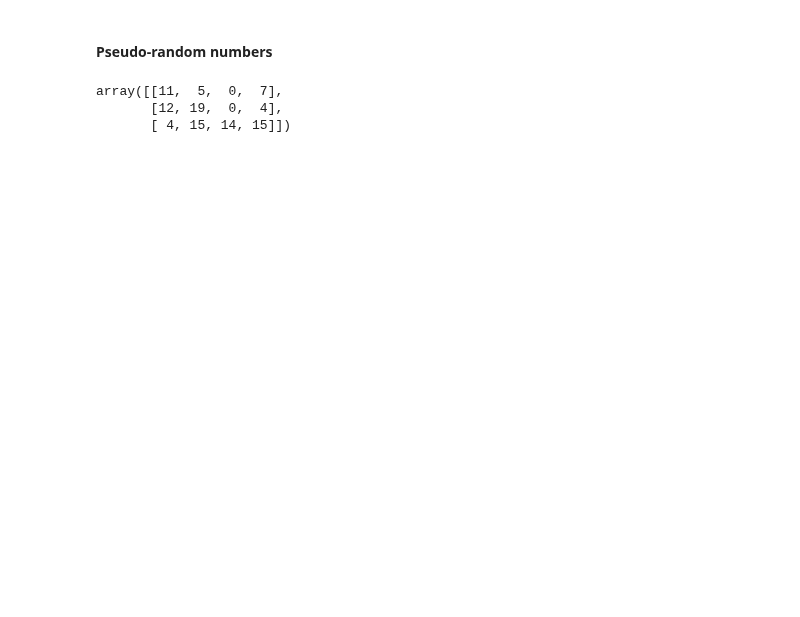
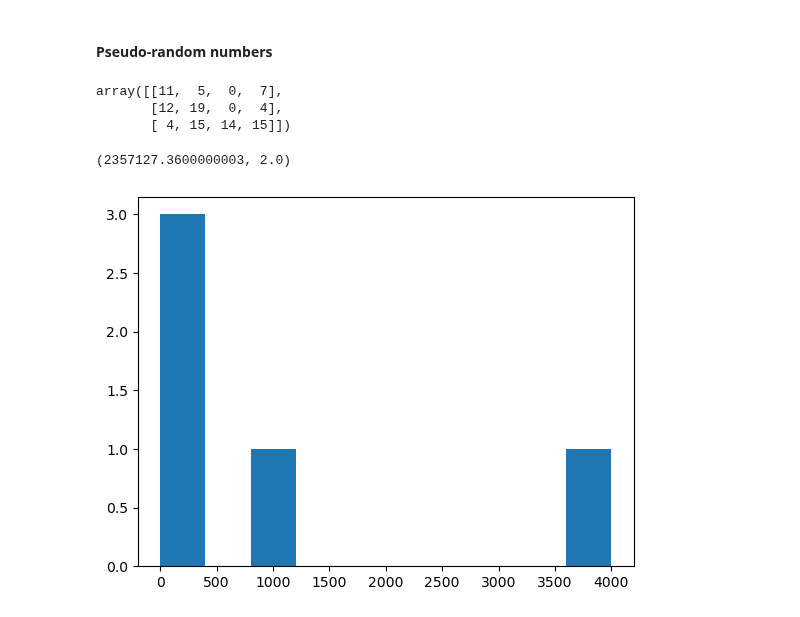
Before and after one commit to Dhyanesh-Panchal/PY-libraries-for-ML, a Jupyter notebook: Numpy Tuts.ipynb, the cells around one changed output. Cells and saved outputs as stored; diff of their text form; code cells hidden in the pictures; blank space fills up the shorter version.

Commit message:
used some matplotlib on np arrays

```diff
--- a/Numpy Tuts.ipynb
+++ b/Numpy Tuts.ipynb
@@ -120,3 +120,16 @@ random_array3
 array([[11,  5,  0,  7],
        [12, 19,  0,  4],
        [ 4, 15, 14, 15]])
+# %%
+high_var_array = np.array([1,10,100,1000,4000])
+low_var_array=np.array([1,2,3,4,5])
+
+np.var(high_var_array) , np.var(low_var_array) # variance of the array
+# %% [output]
+(2357127.3600000003, 2.0)
+# %%
+import matplotlib.pyplot as plt
+plt.hist(high_var_array)
+plt.show()
+# %% [output]
+[figure, added]
```
Also changed, not shown: parts of 3 cells of this notebook.
